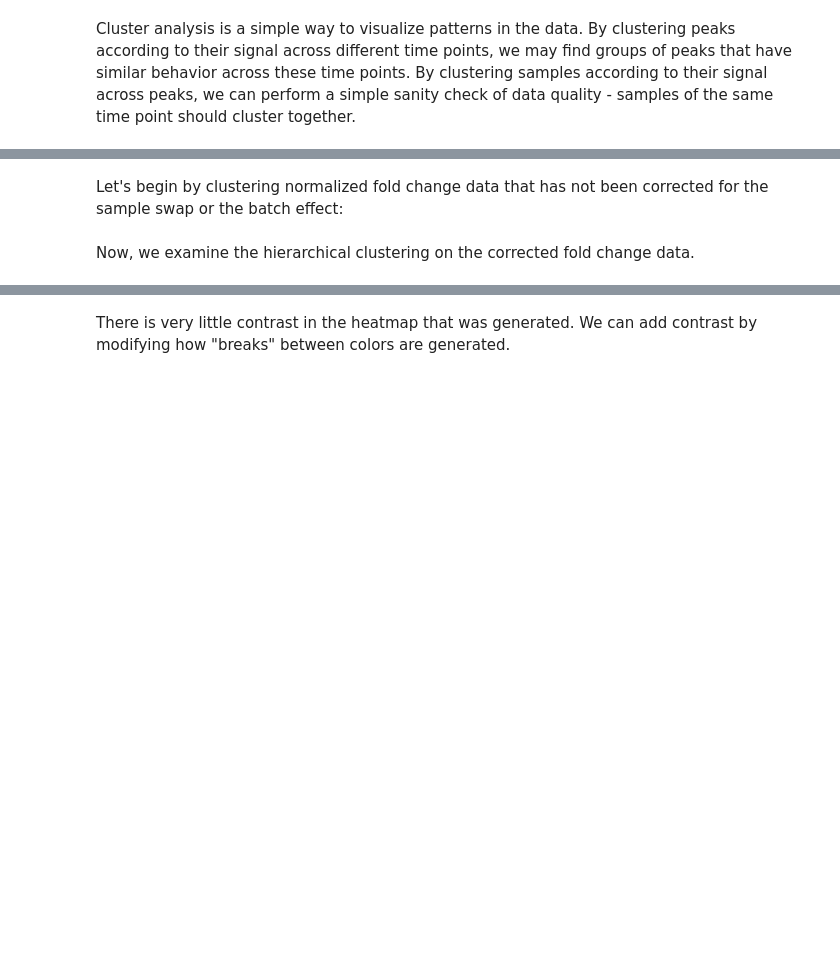
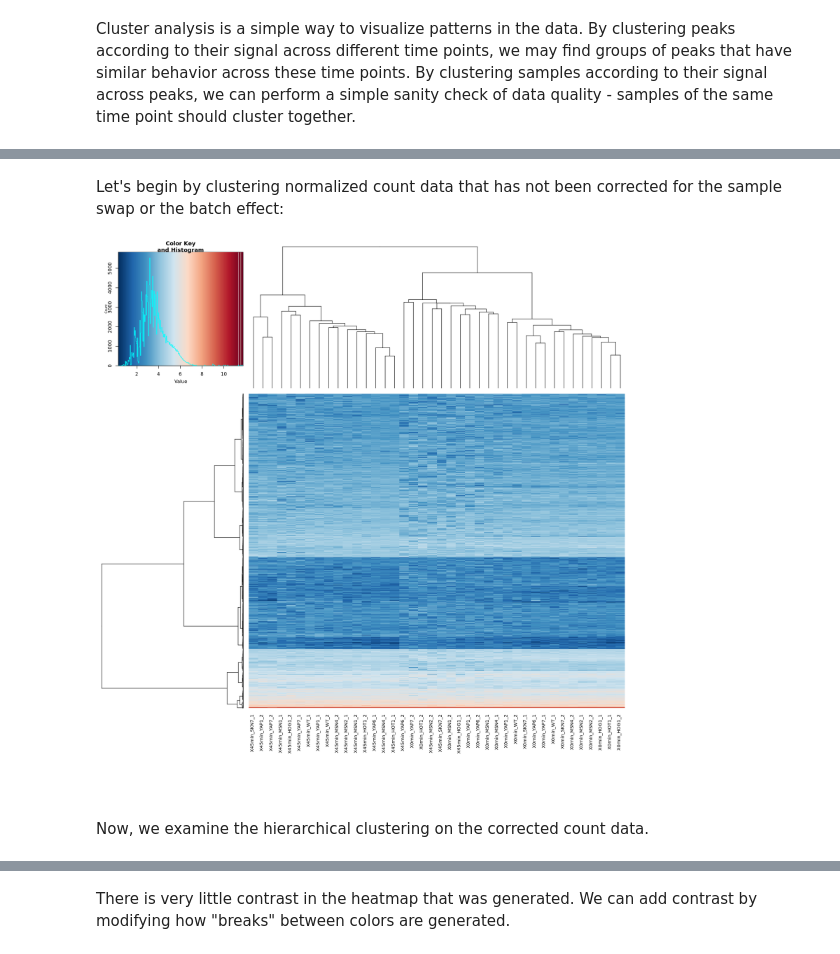
Before and after one commit to kundajelab/training_camp, a Jupyter notebook: workflow_notebooks/3.2 Clustering analysis and PCA on count data.ipynb, the cells around one changed output, grey strips where cells are left out. Cells and saved outputs as stored; diff of their text form; code cells hidden in the pictures; blank space fills up the shorter version.

```diff
--- a/workflow_notebooks/3.2 Clustering analysis and PCA on count data.ipynb
+++ b/workflow_notebooks/3.2 Clustering analysis and PCA on count data.ipynb
@@ -22,17 +32,17 @@ dir()
 In this tutorial we will focus on the clustering and PCA analysis steps of the pipeline:
 ![Analysis pipeline](images/part3.png)
 # %%
-#load the fc signal matrix. You can either use the one you generated in the last tutorial,or the one that we have
+#load the count signal matrix. You can either use the one you generated in the last tutorial,or the one that we have
 #pre-generated in the $AGGREGATE_ANALYSIS_DIR folder in case you ran into any issues with that step
 
-#fc_data=read.table("all.fc.txt",header=TRUE)
-fc_data=read.table("/outputs/all.readcount.txt",header=TRUE)
+#count_data=read.table("all.count.txt",header=TRUE)
+count_data=read.table("/outputs/all.readcount.txt",header=TRUE)
 
-rownames(fc_data)=paste(fc_data$Chrom,fc_data$Start,fc_data$End,sep='\t')
+rownames(count_data)=paste(count_data$Chrom,count_data$Start,count_data$End,sep='\t')
 #remove the columns we will not use in downstream analysis
-fc_data$ID=NULL
-fc_data$Chrom=NULL
-fc_data$Start=NULL
-fc_data$End=NULL
+count_data$ID=NULL
+count_data$Chrom=NULL
+count_data$Start=NULL
+count_data$End=NULL
 
-head(fc_data)
+head(count_data)
@@ -39,5 +59,5 @@ head(fc_data)
 # %%
 #normalize the data
 #quantile normalization
-norm_asinh_fc=normalize.quantiles(data.matrix(asinh(fc_data)))
+norm_asinh_count=normalize.quantiles(data.matrix(asinh(count_data)))
 # %%
@@ -238,21 +353,23 @@ library(RColorBrewer)
 ?hclust
 # %% [markdown]
 
-Let's begin by clustering normalized fold change data that has not been corrected for the sample swap or the batch effect:
+Let's begin by clustering normalized count data that has not been corrected for the sample swap or the batch effect:
 # %%
 ##let's increase plot size so we can examine the heatmap more clearnly
 options(repr.plot.width=15, repr.plot.height=15)
-heatmap.2(norm_asinh_fc,
+heatmap.2(norm_asinh_count,
           scale     = "none",
           col       = rev(colorRampPalette(brewer.pal(10, "RdBu"))(256)),
           distfun   = function(x) dist(x,method="euclidean"),
           hclustfun = function(x) hclust(x, method="ward.D"),
           Rowv=TRUE,
           Colv=TRUE,
           trace="none",
           cexCol = 0.9,
           margins=c(15,5),
           labRow="")
+# %% [output]
+[figure, added]
 # %% [markdown]
-Now, we examine the hierarchical clustering on the corrected fold change data.
+Now, we examine the hierarchical clustering on the corrected count data.
 # %%
```
Also changed, not shown: parts of 38 cells of this notebook.
